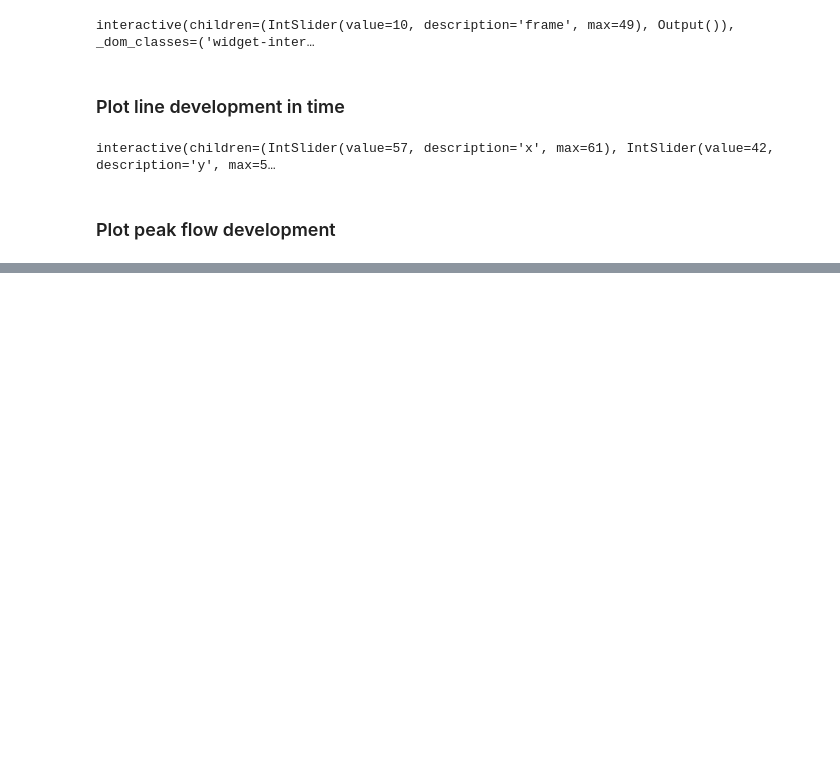
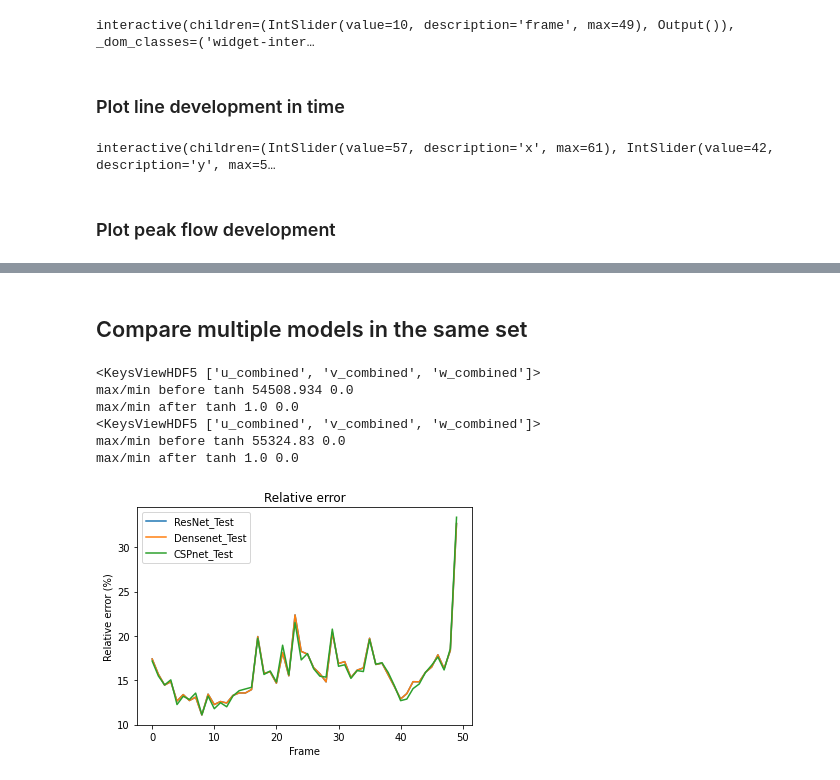
Before and after one commit to PiaaCaa/4DFlowNet, a Jupyter notebook: src/evaluate_plots.ipynb, the cells around one changed output, grey strips where cells are left out. Saved outputs shown, nothing was run; the diff lists cells and outputs as text; code cells hidden in the pictures; blank space fills up the shorter version.

```diff
--- a/src/evaluate_plots.ipynb
+++ b/src/evaluate_plots.ipynb
@@ -664,0 +689,33 @@ plt.grid()
+# %% [markdown]
+## Compare multiple models in the same set
+# %%
+model_names = ['20230301-1654', '20230301-1704'] # resnet: Temporal4DFlowNet_20230301-1641 #
+set_names = [set_name, set_name]
+labels = [f'Densenet_{set_names[0]}', f'CSPnet_{set_names[1]}']#[f'{model_names[i][-4::]}_{set_names[i]}' for i in range len(model_names)]
+
+
+plt.title("Relative error")
+plt.plot(rel_error, label = f'ResNet_{set_name}')
+# plt.plot(rel_error_lin_interpolation[:-1], label = 'linear interpolation',color = 'yellowgreen')
+# plt.plot(rel_error_cubic_interpolation, label = 'cubic interpolation', color = 'forestgreen')
+#plt.plot(50*np.ones(len(rel_error)), 'k:')
+plt.xlabel("Frame")
+plt.ylabel("Relative error (%)")
+#plt.ylim((0, 100))
+
+
+for m_name, s_name, label in zip(model_names, set_names, labels):
+    _, _, prediction, _ = load_data(m_name, s_name, data_model, step)
+    rel_err = calculate_relative_error_normalized(prediction["u"], prediction["v"], prediction["w"], gt["u"], gt["v"] , gt["w"], gt["mask"])
+    # mean_speed = calculate_mean_speed(prediction["u"], prediction["v"], prediction["w"],gt["mask"])
+    plt.plot(rel_err, label=label)
+plt.legend()
+plt.show()
+# %% [output]
+<KeysViewHDF5 ['u_combined', 'v_combined', 'w_combined']>
+max/min before tanh 54508.934 0.0
+max/min after tanh 1.0 0.0
+<KeysViewHDF5 ['u_combined', 'v_combined', 'w_combined']>
+max/min before tanh 55324.83 0.0
+max/min after tanh 1.0 0.0
+[figure, added]
```
Also changed, not shown: parts of 19 cells of this notebook, 12 other files.
